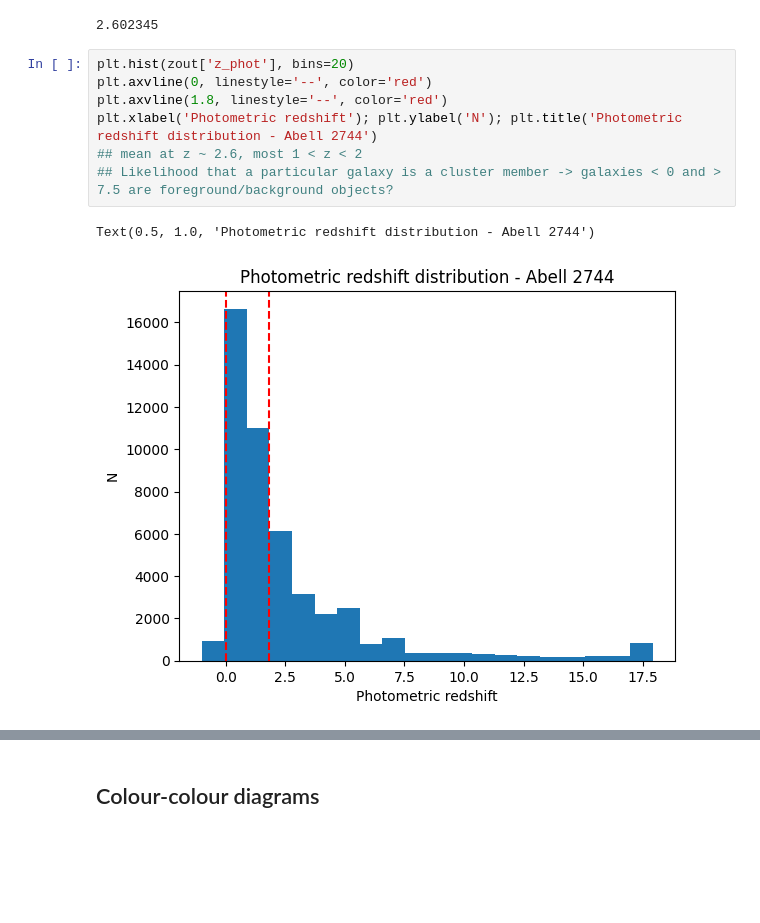
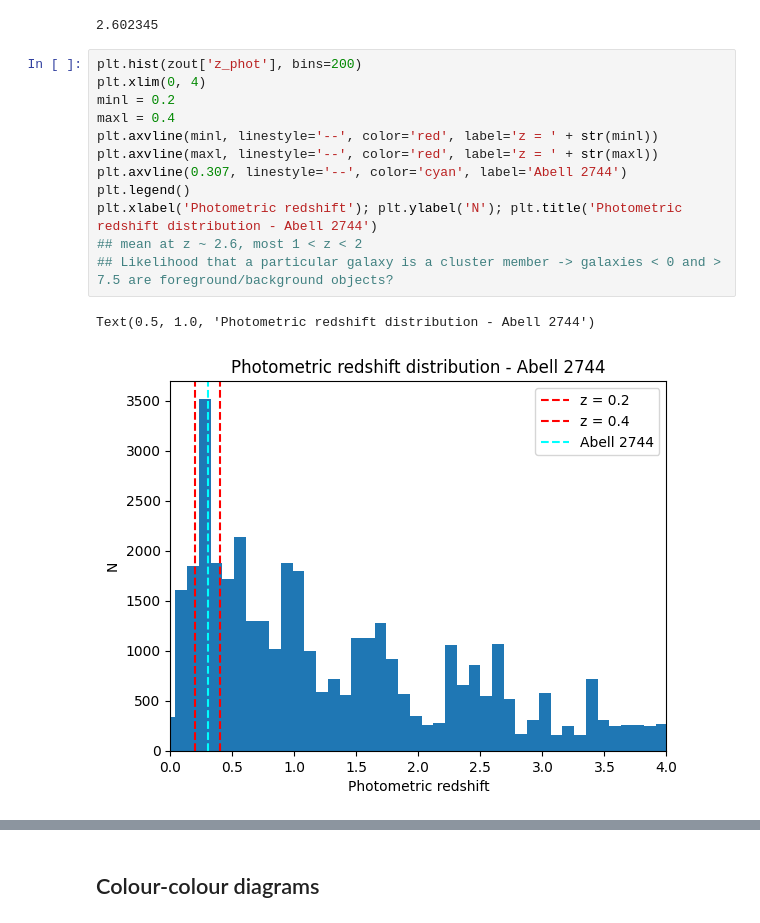
Before and after one commit to mayamerch/block-3-project, a Jupyter notebook: abell 2744.ipynb, the cells around one changed output, grey strips where cells are left out. Saved outputs shown, nothing was run; the diff lists cells and outputs as text; blank space fills up the shorter version.

```diff
--- a/abell 2744.ipynb
+++ b/abell 2744.ipynb
@@ -306,15 +286,20 @@ np.mean(zout['z_phot'])
 # %% [output]
 2.602345
 # %%
-plt.hist(zout['z_phot'], bins=20)
-plt.axvline(0, linestyle='--', color='red')
-plt.axvline(1.8, linestyle='--', color='red')
+plt.hist(zout['z_phot'], bins=200)
+plt.xlim(0, 4)
+minl = 0.2
+maxl = 0.4
+plt.axvline(minl, linestyle='--', color='red', label='z = ' + str(minl))
+plt.axvline(maxl, linestyle='--', color='red', label='z = ' + str(maxl))
+plt.axvline(0.307, linestyle='--', color='cyan', label='Abell 2744')
+plt.legend()
 plt.xlabel('Photometric redshift'); plt.ylabel('N'); plt.title('Photometric redshift distribution - Abell 2744')
 ## mean at z ~ 2.6, most 1 < z < 2
 ## Likelihood that a particular galaxy is a cluster member -> galaxies < 0 and > 7.5 are foreground/background objects?
 # %% [output]
 Text(0.5, 1.0, 'Photometric redshift distribution - Abell 2744')
-[figure, old version]
+[figure, new version]
 # %%
 plt.scatter(zout['z_phot'], mag_f200, marker='s', alpha=0.1, label='z_phot', color='red')
 plt.scatter(zout['z_spec'], mag_f200, marker='o', alpha=0.2, label='z_spec', color='black')
```
Also changed, not shown: parts of 26 cells of this notebook.
